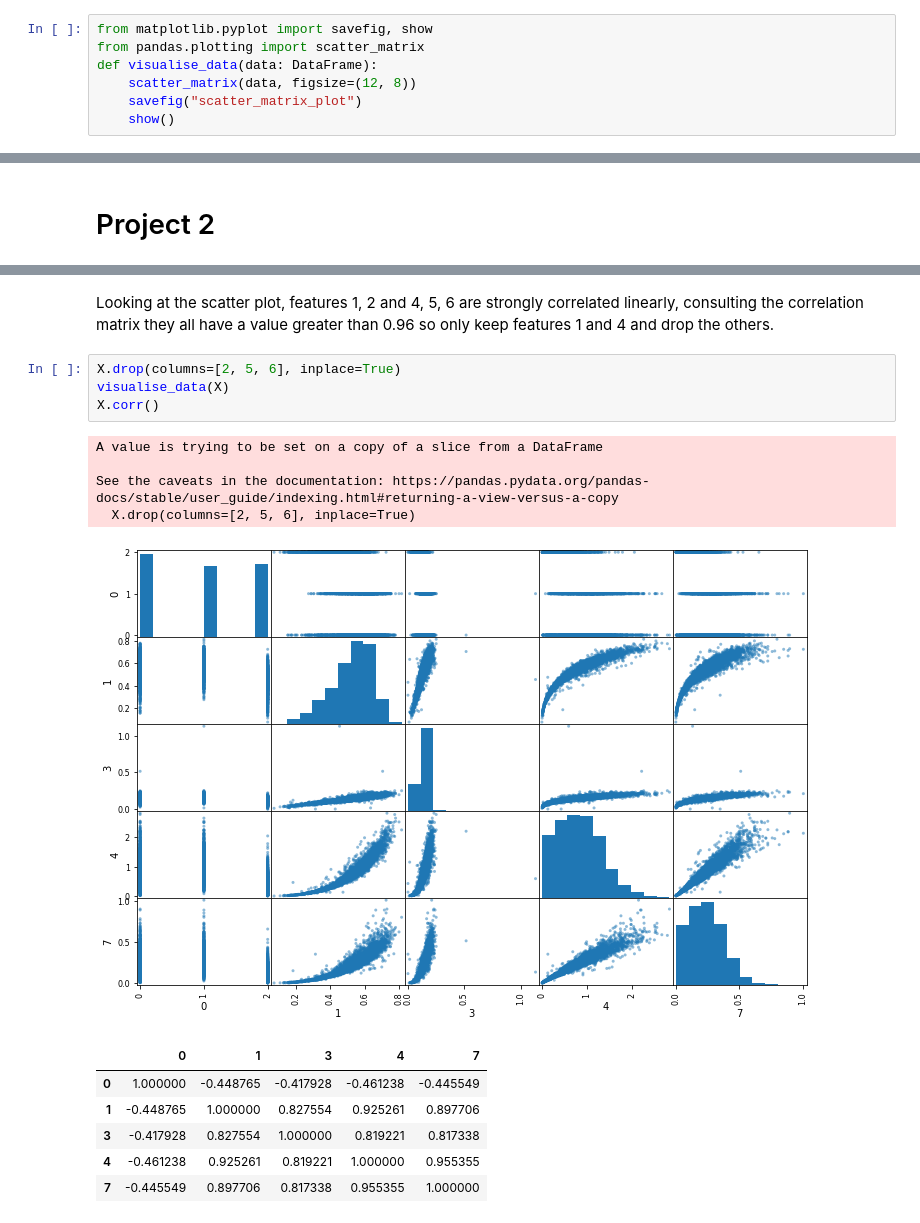
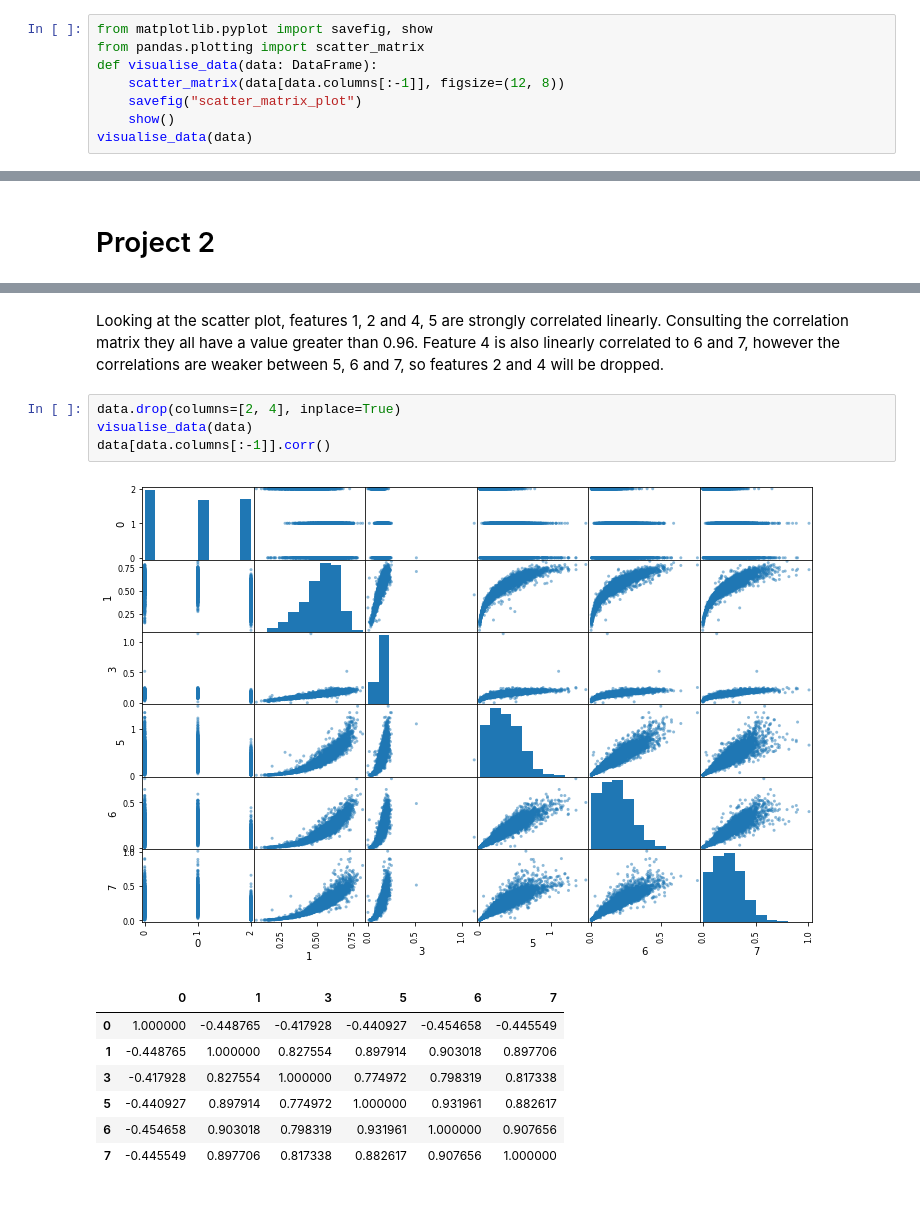
Before and after one commit to Kaiqi-Liang/CITS5508-Labs, a Jupyter notebook: labs/lab04/lab04.ipynb, the cells around one changed output, grey strips where cells are left out. Cells and saved outputs as stored; diff of their text form.

```diff
--- a/labs/lab04/lab04.ipynb
+++ b/labs/lab04/lab04.ipynb
@@ -6,6 +40,7 @@ Define a function to plot a scatter matrix with all the features except for the
 from matplotlib.pyplot import savefig, show
 from pandas.plotting import scatter_matrix
 def visualise_data(data: DataFrame):
-	scatter_matrix(data, figsize=(12, 8))
+	scatter_matrix(data[data.columns[:-1]], figsize=(12, 8))
 	savefig("scatter_matrix_plot")
 	show()
+visualise_data(data)
@@ -97,18 +160,15 @@ X.corr()
 # %% [markdown]
-Looking at the scatter plot, features 1, 2 and 4, 5, 6 are strongly correlated linearly, consulting the correlation matrix they all have a value greater than 0.96 so only keep features 1 and 4 and drop the others.
+Looking at the scatter plot, features 1, 2 and 4, 5 are strongly correlated linearly. Consulting the correlation matrix they all have a value greater than 0.96. Feature 4 is also linearly correlated to 6 and 7, however the correlations are weaker between 5, 6 and 7, so features 2 and 4 will be dropped.
 # %%
-X.drop(columns=[2, 5, 6], inplace=True)
-visualise_data(X)
-X.corr()
+data.drop(columns=[2, 4], inplace=True)
+visualise_data(data)
+data[data.columns[:-1]].corr()
 # %% [output]
-A value is trying to be set on a copy of a slice from a DataFrame
-
-See the caveats in the documentation: https://pandas.pydata.org/pandas-docs/stable/user_guide/indexing.html#returning-a-view-versus-a-copy
-  X.drop(columns=[2, 5, 6], inplace=True)
-[figure, old version]
+[figure, new version]
-|  | 0 | 1 | 3 | 4 | 7 |
-| 0 | 1.000000 | -0.448765 | -0.417928 | -0.461238 | -0.445549 |
-| 1 | -0.448765 | 1.000000 | 0.827554 | 0.925261 | 0.897706 |
-| 3 | -0.417928 | 0.827554 | 1.000000 | 0.819221 | 0.817338 |
-| 4 | -0.461238 | 0.925261 | 0.819221 | 1.000000 | 0.955355 |
-| 7 | -0.445549 | 0.897706 | 0.817338 | 0.955355 | 1.000000 |
+|  | 0 | 1 | 3 | 5 | 6 | 7 |
+| 0 | 1.000000 | -0.448765 | -0.417928 | -0.440927 | -0.454658 | -0.445549 |
+| 1 | -0.448765 | 1.000000 | 0.827554 | 0.897914 | 0.903018 | 0.897706 |
+| 3 | -0.417928 | 0.827554 | 1.000000 | 0.774972 | 0.798319 | 0.817338 |
+| 5 | -0.440927 | 0.897914 | 0.774972 | 1.000000 | 0.931961 | 0.882617 |
+| 6 | -0.454658 | 0.903018 | 0.798319 | 0.931961 | 1.000000 | 0.907656 |
+| 7 | -0.445549 | 0.897706 | 0.817338 | 0.882617 | 0.907656 | 1.000000 |
```
Also changed, not shown: parts of 30 cells of this notebook.
